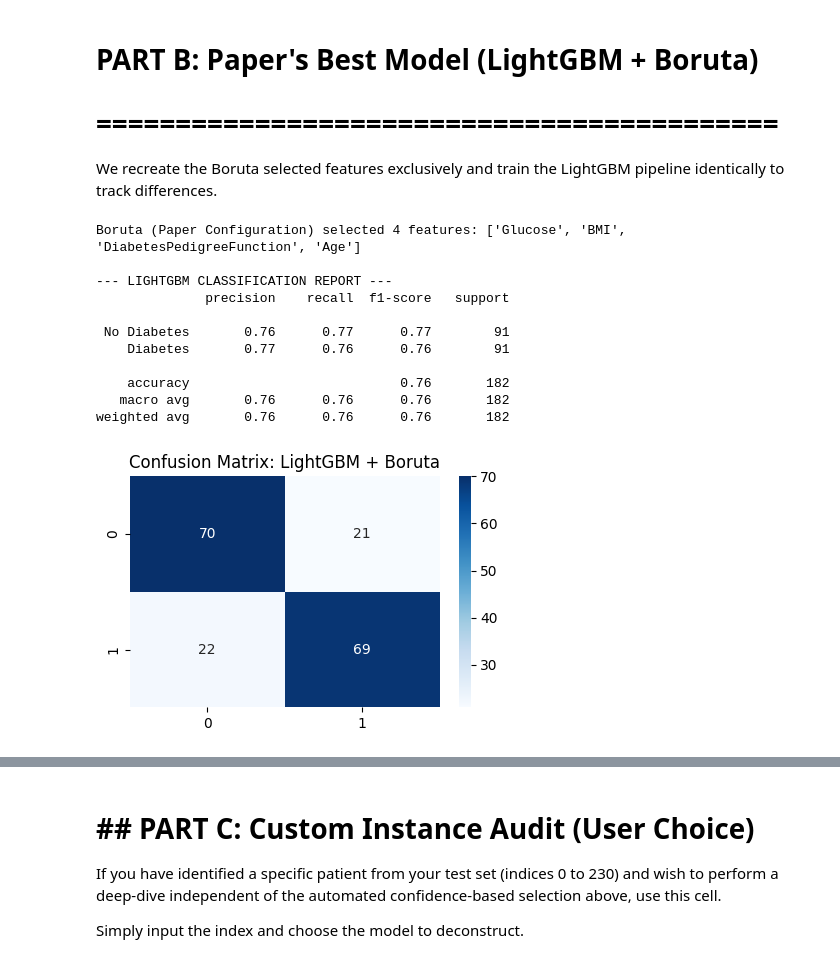
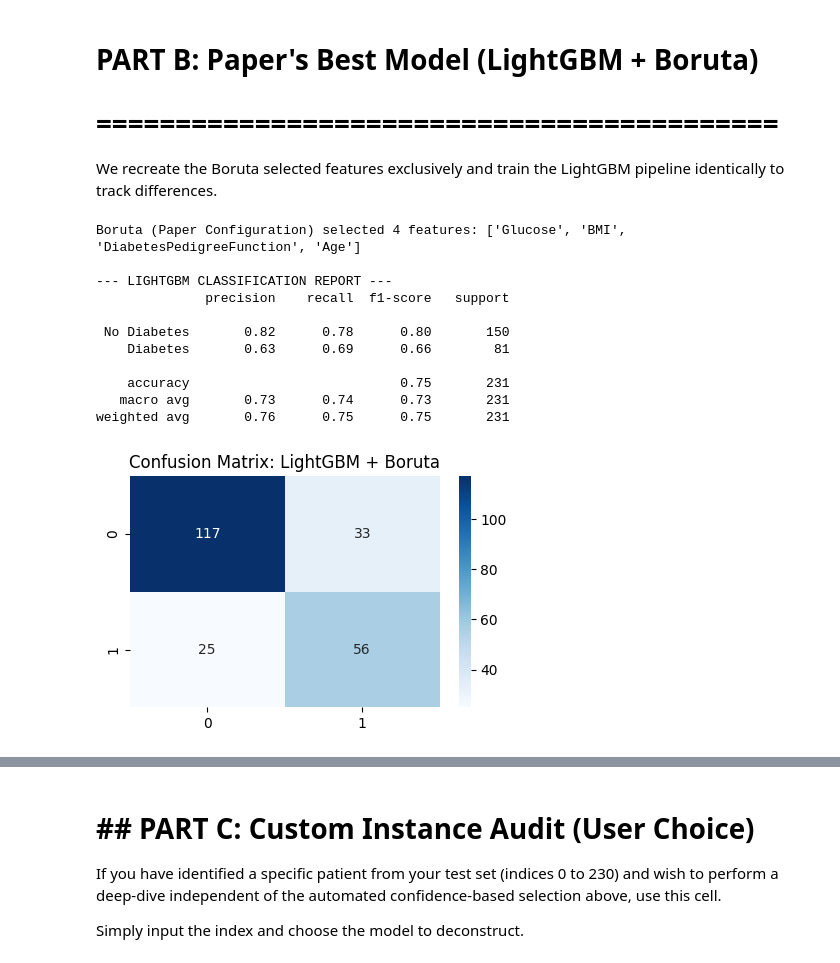
Before and after one commit to AdinathD/xai_phase3, a Jupyter notebook: Phase_3_Local_Explainability.ipynb, the cells around one changed output, grey strips where cells are left out. Drawn from its saved outputs; the diff is of its cells as text; code cells hidden in the pictures.

```diff
--- a/Phase_3_Local_Explainability.ipynb
+++ b/Phase_3_Local_Explainability.ipynb
@@ -75,18 +88,19 @@ We recreate the RFE feature extraction and train XGBoost, our empirically strong
 # A1. XGBoost Feature Mapping & Training
 cv5 = StratifiedKFold(n_splits=5, shuffle=True, random_state=RANDOM_SEED)
 rfe_fold_features = []
-for train_idx, _ in cv5.split(X_res, y_res):
+for train_idx, _ in cv5.split(X_train_res, y_train_res):
     rfe = RFE(estimator=LGBMClassifier(random_state=RANDOM_SEED, verbose=-1), n_features_to_select=5)
-    rfe.fit(X_res.iloc[train_idx], y_res.iloc[train_idx])
-    rfe_fold_features.extend(X_res.columns[rfe.support_].tolist())
+    rfe.fit(X_train_res.iloc[train_idx], y_train_res.iloc[train_idx])
+    rfe_fold_features.extend(X_train_res.columns[rfe.support_].tolist())
 
 rfe_features = [f for f, cnt in Counter(rfe_fold_features).items() if cnt >= 3]
 print(f"RFE dynamically selected {len(rfe_features)} features: {rfe_features}")
 
-X_rfe_main = X_res[rfe_features]
-X_train_xgb, X_test_xgb, y_train_xgb, y_test_xgb = train_test_split(
-    X_rfe_main, y_res, test_size=0.3, random_state=RANDOM_SEED, stratify=y_res
-)
+X_train_xgb = X_train_res[rfe_features]
+X_test_xgb = X_test_imputed[rfe_features]
+
+y_train_xgb = y_train_res
+y_test_xgb = y_test
 
 xgb_model = XGBClassifier(random_state=RANDOM_SEED, eval_metric='logloss', verbosity=0)
 xgb_model.fit(X_train_xgb, y_train_xgb)
@@ -373,42 +387,42 @@ We recreate the Boruta selected features exclusively and train the LightGBM pipe
 # %%
 # B1. LightGBM Feature Mapping & Training
 # Boruta features exactly as identified in Phase 2 results
 boruta_features = ['Glucose', 'BMI', 'DiabetesPedigreeFunction', 'Age']
 print(f"Boruta (Paper Configuration) selected {len(boruta_features)} features: {boruta_features}")
 
-X_bor_main = X_res[boruta_features]
+X_train_lgb = X_train_res[boruta_features]
+X_test_lgb = X_test_imputed[boruta_features]
 
-X_train_lgb, X_test_lgb, y_train_lgb, y_test_lgb = train_test_split(
-    X_bor_main, y_res, test_size=0.3, random_state=RANDOM_SEED, stratify=y_res
-)
+y_train_lgb = y_train_res
+y_test_lgb = y_test
 
 lgbm_model = LGBMClassifier(random_state=RANDOM_SEED, verbose=-1)
 lgbm_model.fit(X_train_lgb, y_train_lgb)
 
 y_pred_lgb = lgbm_model.predict(X_test_lgb)
 y_proba_lgb = lgbm_model.predict_proba(X_test_lgb)[:, 1]
 
 print("\n--- LIGHTGBM CLASSIFICATION REPORT ---")
 print(classification_report(y_test_lgb, y_pred_lgb, target_names=['No Diabetes', 'Diabetes']))
 
 plt.figure(figsize=(5,3))
 sns.heatmap(confusion_matrix(y_test_lgb, y_pred_lgb), annot=True, fmt='d', cmap='Blues')
 plt.title("Confusion Matrix: LightGBM + Boruta")
 plt.savefig('phase3_lgb_confusion.png', dpi=150, bbox_inches='tight')
 plt.show()
 # %% [output]
 Boruta (Paper Configuration) selected 4 features: ['Glucose', 'BMI', 'DiabetesPedigreeFunction', 'Age']
 
 --- LIGHTGBM CLASSIFICATION REPORT ---
               precision    recall  f1-score   support
 
- No Diabetes       0.76      0.77      0.77        91
-    Diabetes       0.77      0.76      0.76        91
+ No Diabetes       0.82      0.78      0.80       150
+    Diabetes       0.63      0.69      0.66        81
 
-    accuracy                           0.76       182
-   macro avg       0.76      0.76      0.76       182
-weighted avg       0.76      0.76      0.76       182
+    accuracy                           0.75       231
+   macro avg       0.73      0.74      0.73       231
+weighted avg       0.76      0.75      0.75       231
-[figure, old version]
+[figure, new version]
 # %%
 # B2. LightGBM Global SHAP & Patient Isolation
 X_te_lgb_df = X_test_lgb.reset_index(drop=True)
```
Also changed, not shown: parts of 11 cells of this notebook, 2 other files.
